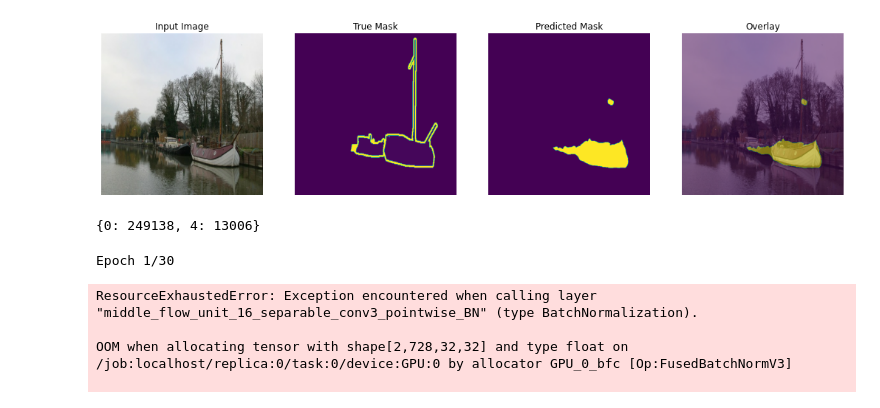
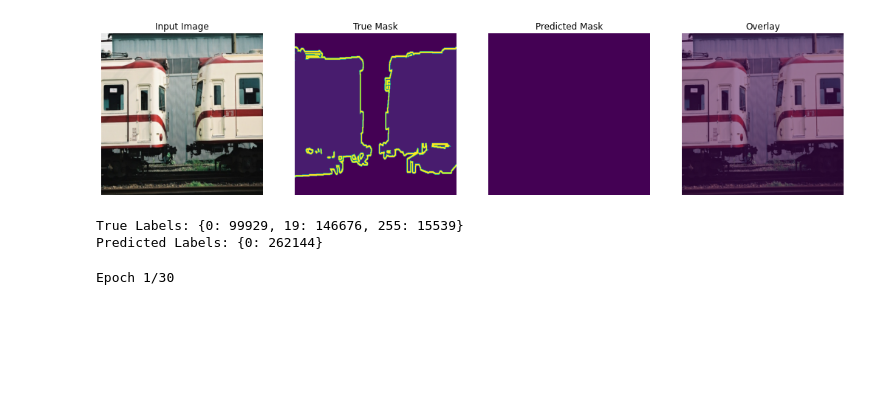
Before and after one commit to nicoloalbergoni/DeepLabV3Plus-Augmented-SuperResolution, a Jupyter notebook: colab_notebook.ipynb, the cells around one changed output. Saved outputs shown, nothing was run; the diff lists cells and outputs as text; code cells hidden in the pictures; blank space fills up the shorter version.

Commit message:
Add modified decoder for ASPP only output, Small refactor

```diff
--- a/colab_notebook.ipynb
+++ b/colab_notebook.ipynb
@@ -18,7 +15,7 @@ IMGS_PATH = os.path.join(PASCAL_ROOT, "JPEGImages")
 
 SEED = np.random.randint(0, 1000)
 IMG_SIZE = (512, 512)
-BATCH_SIZE = 2
+BATCH_SIZE = 1
 BUFFER_SIZE = 1000
 EPOCHS = 30
 CLASSES = 21
@@ -55,4 +52,4 @@ model = DeeplabV3Plus(
     OS=16,
     last_activation=None,
     load_weights=True,
-    reshape_outputs=RESHAPE_MASKS).build_model(only_DCNN_output=False)
+    reshape_outputs=RESHAPE_MASKS).build_model(only_DCNN_output=False, only_ASPP_output=True)
@@ -61,42 +65,45 @@ for images, masks in val_generator.take(2):
     sample_image, sample_mask = images[0], masks[0]
     if RESHAPE_MASKS:
         sample_mask = tf.reshape(sample_mask, (*IMG_SIZE, 1))
-    #plot_prediction([sample_image, sample_mask])
 
 def create_mask(pred_mask: tf.Tensor) -> tf.Tensor:
-    # pred_mask -> [IMG_SIZE, SIZE, N_CLASS]
-    # 1 prediction for each class
+    # pred_mask -> [IMG_SIZE, IMG_SIZE, N_CLASS]
     pred_mask = tf.argmax(pred_mask, axis=-1)
     pred_mask = tf.expand_dims(pred_mask, axis=-1) # add 1 dim for plotting
     return pred_mask
 
+def print_labels(masks):
+    title = ["True Labels: ", "Predicted Labels: "]
+    for i in range(2):
+        values, count = np.unique(masks[i], return_counts=True)
+        print(title[i] + str(dict(zip(values, count))))
 
 class DisplayCallback(tf.keras.callbacks.Callback):
     def on_epoch_end(self, epoch, logs=None):
         # clear_output(wait=True)
-        prediction = model.predict(sample_image)
+        print(f"Sample Prediction after epoch {epoch + 1}")
+        prediction = model.predict(sample_image[tf.newaxis, ...])
 
         if RESHAPE_MASKS:
             prediction = tf.reshape(prediction, (*IMG_SIZE, CLASSES))
 
-        plot_prediction([sample_image, sample_mask, create_mask(prediction)], only_prediction=False, show_overlay=False)
-        print('\nSample Prediction after epoch {}\n'.format(epoch+1))
+        mask = create_mask(prediction)
+        plot_prediction([sample_image, sample_mask, mask], only_prediction=False, show_overlay=True)
+        print_labels([sample_mask, mask])
 # %%
 prediction = model.predict(sample_image[tf.newaxis, ...])
 prediction = tf.reshape(prediction, (*IMG_SIZE, CLASSES))
 mask = create_mask(prediction)
 plot_prediction([sample_image, sample_mask, mask], only_prediction=False, show_overlay=True)
-values, count = np.unique(mask, return_counts=True)
-print(dict(zip(values, count)))
+print_labels([sample_mask, mask])
 # %% [output]
-[figure, old version]
+[figure, new version]
-{0: 249138, 4: 13006}
+True Labels: {0: 99929, 19: 146676, 255: 15539}
+Predicted Labels: {0: 262144}
 # %%
 losses = sparse_crossentropy_ignoring_last_label
-metrics = [Jaccard, sparse_accuracy_ignoring_last_label, sparse_Mean_IOU]
+metrics = [sparse_accuracy_ignoring_last_label, sparse_Mean_IOU]
 optimizer=Adam(learning_rate=1e-7, epsilon=1e-8, decay=1e-6)
-#losses = SparseCategoricalCrossentropy(from_logits=False)
-#metrics = MeanIoU(CLASSES)
 
 model.compile(optimizer=optimizer, sample_weight_mode="temporal",
                loss=losses, metrics=metrics, run_eagerly=True)
@@ -116,9 +123,5 @@ model_history = model.fit(train_generator, epochs=EPOCHS,
                           callbacks=callbacks)
 # %% [output]
 Epoch 1/30
-ResourceExhaustedError: Exception encountered when calling layer "middle_flow_unit_16_separable_conv3_pointwise_BN" (type BatchNormalization).
-
-OOM when allocating tensor with shape[2,728,32,32] and type float on /job:localhost/replica:0/task:0/device:GPU:0 by allocator GPU_0_bfc [Op:FusedBatchNormV3]
-
 # %%
 %tensorboard --logdir logs
```
Also changed, not shown: parts of 2 cells of this notebook, 8 other files.
